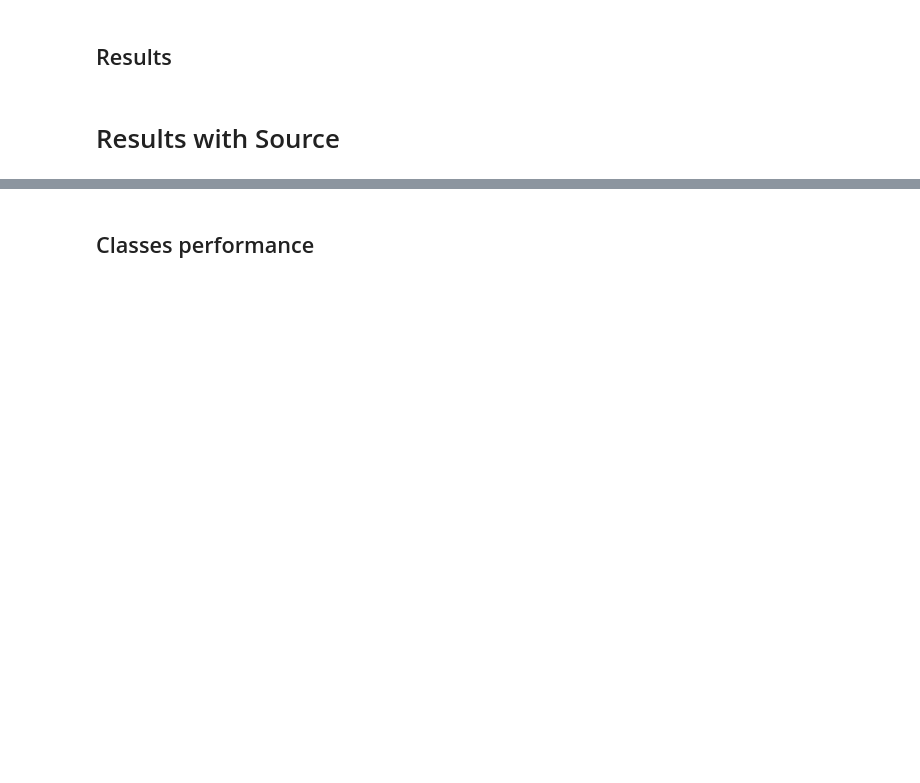
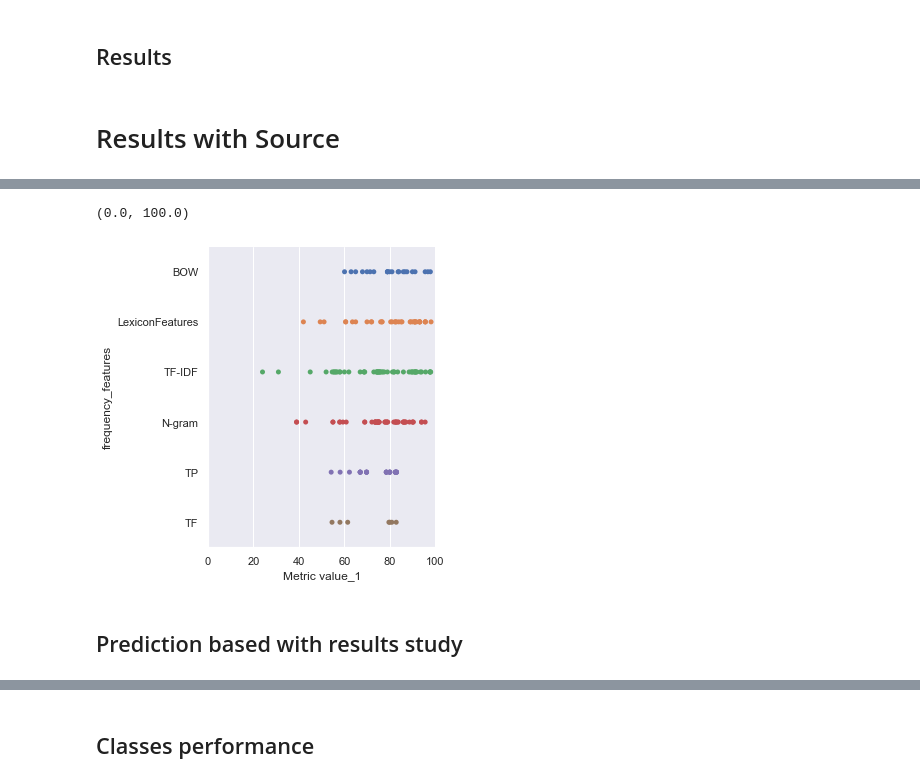
Before and after one commit to YassirMatrane/slr_phd, a Jupyter notebook: SLR-jupyter.ipynb, the cells around one changed output, grey strips where cells are left out. Drawn from its saved outputs; the diff is of its cells as text; code cells hidden in the pictures; blank space fills up the shorter version.

```diff
--- a/SLR-jupyter.ipynb
+++ b/SLR-jupyter.ipynb
@@ -652,0 +661,8 @@ merged_df
+# %%
+sns.catplot(x="Metric value_1", y="frequency_features", data=fre_df, jitter=False)
+plt.xlim(0,100)
+# %% [output]
+(0.0, 100.0)
+[figure, added]
+# %% [markdown]
+## Prediction based with results study
```
Also changed, not shown: parts of 13 cells of this notebook.
